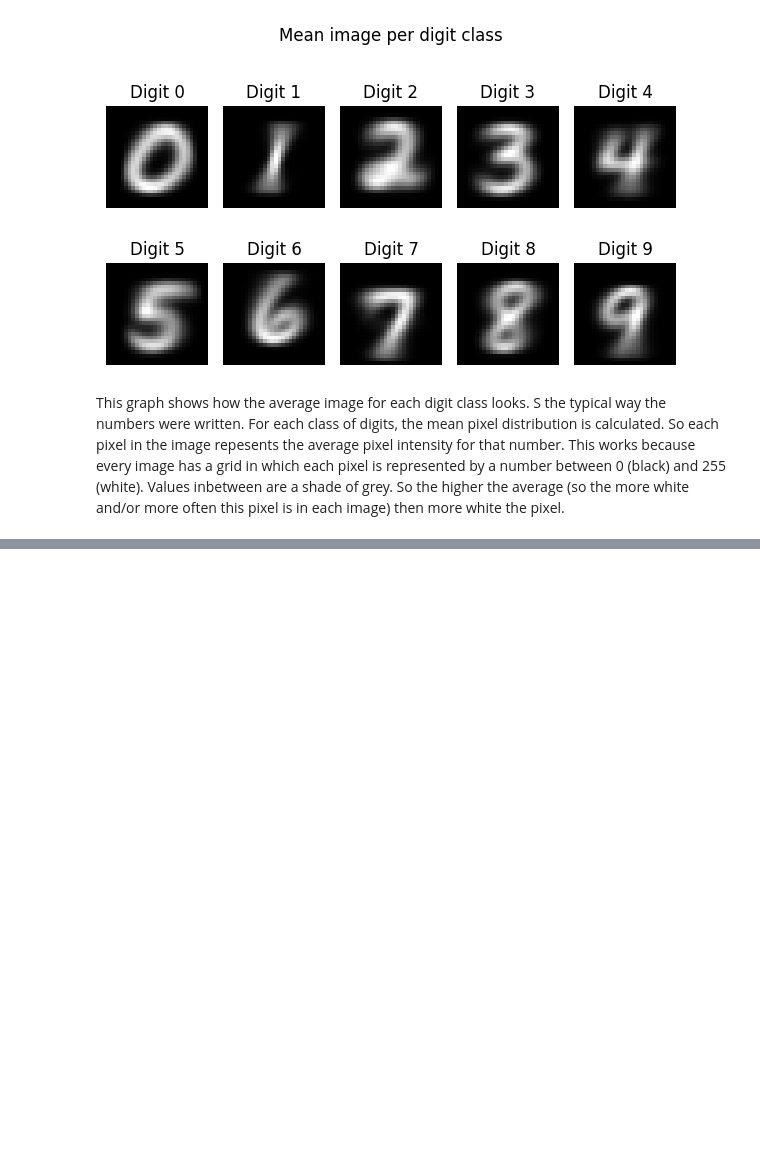
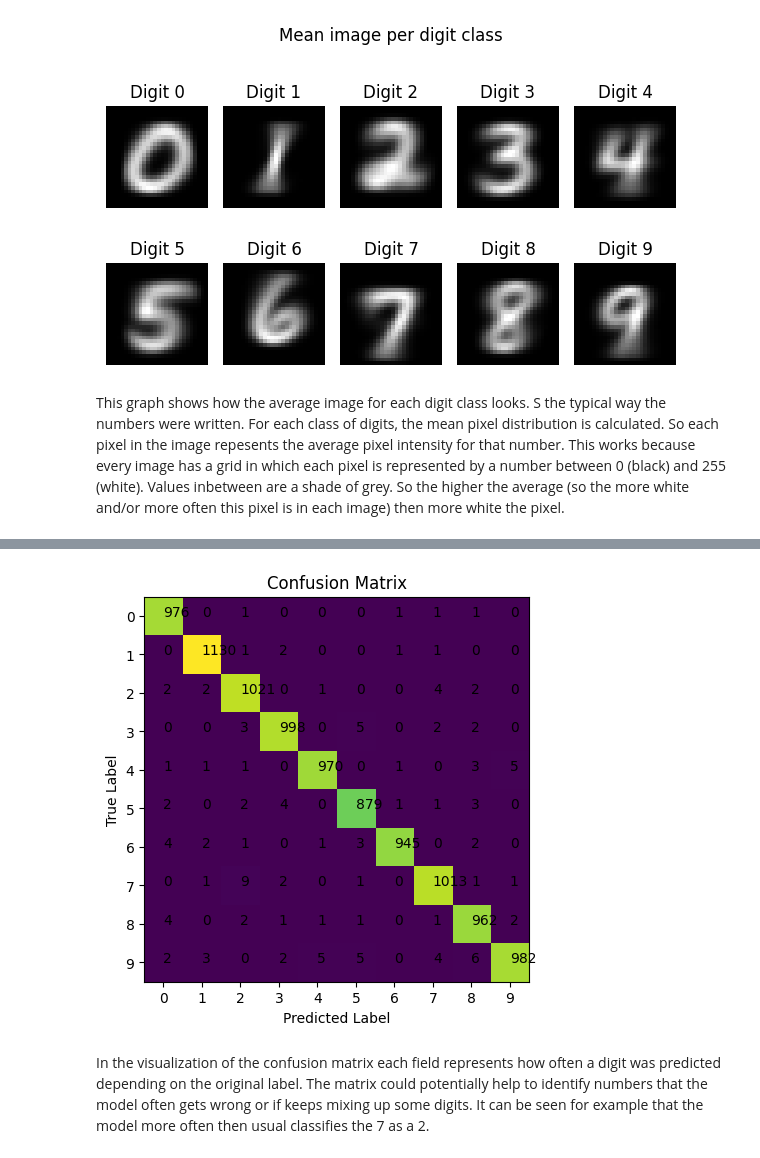
Before and after one commit to leaest/dsta-2025-2, a Jupyter notebook: notebooks/Milestone4.ipynb, the cells around one changed output, grey strips where cells are left out. Drawn from its saved outputs; the diff is of its cells as text; code cells hidden in the pictures; blank space fills up the shorter version.

Commit message:
improving prediction dataset, finish task 3 in Jupyter Notes and completing report m4

```diff
--- a/notebooks/Milestone4.ipynb
+++ b/notebooks/Milestone4.ipynb
@@ -128,0 +99,4 @@ Labels shape: (10000,)
+# %%
+import pandas as pd
+df = pd.read_csv("predictions.csv")
+df.head()
@@ -129,4 +110,26 @@ Labels shape: (10000,)
 # %%
 from sklearn.metrics import confusion_matrix
+import matplotlib.pyplot as plt
 
-cm = confusion_matrix(y_test, y_pred)
+cm = confusion_matrix(df["true_label"], df["predicted_label"])
+
+# plotting the confusion matrix
+plt.figure(figsize=(6, 5))
+plt.imshow(cm)
+plt.title("Confusion Matrix")
+plt.xlabel("Predicted Label")
+plt.ylabel("True Label")
+
+plt.xticks(range(10))
+plt.yticks(range(10))
+
+for i in range(10):
+    for j in range(10):
+        plt.text(j, i, cm[i, j])
+
+plt.show()
+# %% [output]
+[figure, added]
+# %% [markdown]
+In the visualization of the confusion matrix each field represents how often a digit was predicted depending on the original label. The matrix could potentially help to identify numbers that the model often gets wrong or if keeps mixing up some digits.
+It can be seen for example that the model more often then usual classifies the 7 as a 2.
```
Also changed, not shown: parts of 8 cells of this notebook, 3 other files.
